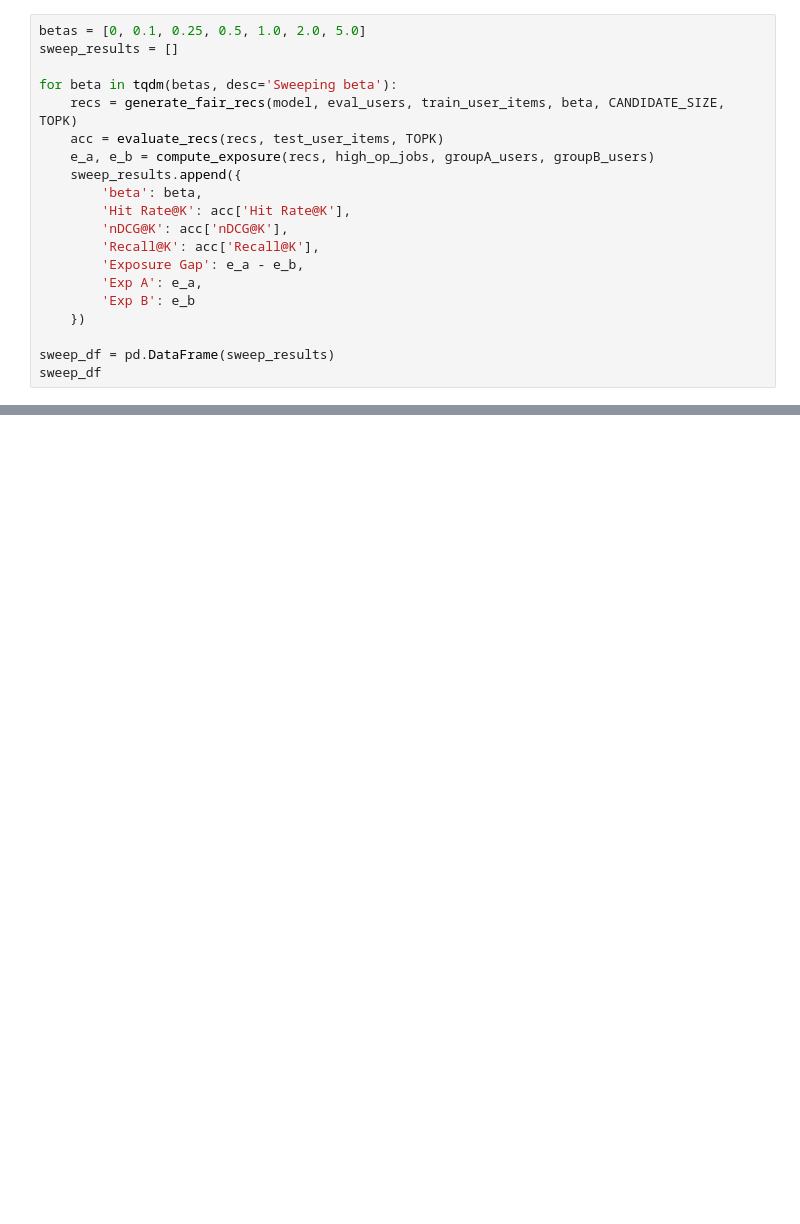
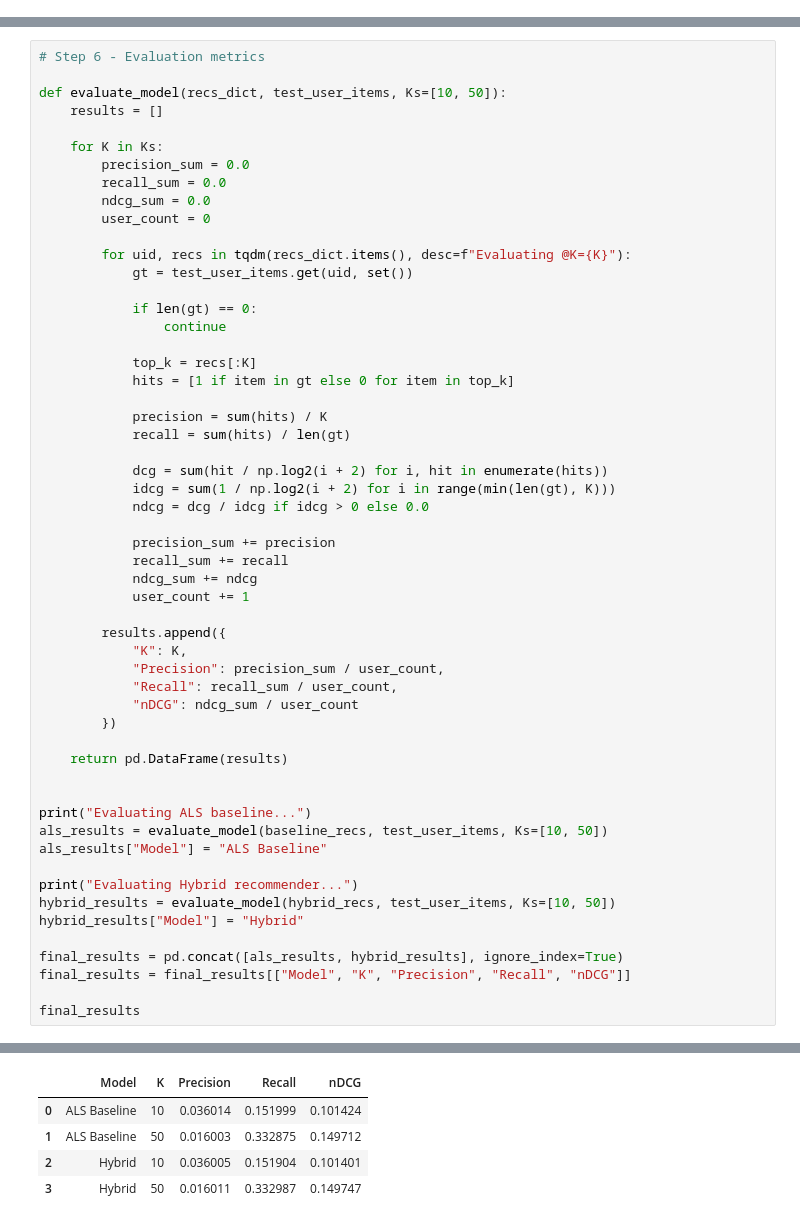
Before and after one commit to EfeKarataz/FJRS, a Jupyter notebook: notebooks/FJRS Notebook.ipynb, the cells around one changed output, grey strips where cells are left out. Saved outputs shown, nothing was run; the diff lists cells and outputs as text; blank space fills up the shorter version.

```diff
--- a/notebooks/FJRS Notebook.ipynb
+++ b/notebooks/FJRS Notebook.ipynb
@@ -552,20 +0,0 @@ We run the fairness re-ranker for several values of beta, recording both accurac
-# %%
-betas = [0, 0.1, 0.25, 0.5, 1.0, 2.0, 5.0]
-sweep_results = []
-
-for beta in tqdm(betas, desc='Sweeping beta'):
-    recs = generate_fair_recs(model, eval_users, train_user_items, beta, CANDIDATE_SIZE, TOPK)
-    acc = evaluate_recs(recs, test_user_items, TOPK)
-    e_a, e_b = compute_exposure(recs, high_op_jobs, groupA_users, groupB_users)
-    sweep_results.append({
-        'beta': beta,
-        'Hit Rate@K': acc['Hit Rate@K'],
-        'nDCG@K': acc['nDCG@K'],
-        'Recall@K': acc['Recall@K'],
-        'Exposure Gap': e_a - e_b,
-        'Exp A': e_a,
-        'Exp B': e_b
-    })
-
-sweep_df = pd.DataFrame(sweep_results)
-sweep_df
@@ -627,0 +524,56 @@ This notebook implemented a fairness-aware job recommender system using implicit
+# %%
+# Step 6 - Evaluation metrics
+
+def evaluate_model(recs_dict, test_user_items, Ks=[10, 50]):
+    results = []
+
+    for K in Ks:
+        precision_sum = 0.0
+        recall_sum = 0.0
+        ndcg_sum = 0.0
+        user_count = 0
+
+        for uid, recs in tqdm(recs_dict.items(), desc=f"Evaluating @K={K}"):
+            gt = test_user_items.get(uid, set())
+
+            if len(gt) == 0:
+                continue
+
+            top_k = recs[:K]
+            hits = [1 if item in gt else 0 for item in top_k]
+
+            precision = sum(hits) / K
+            recall = sum(hits) / len(gt)
+
+            dcg = sum(hit / np.log2(i + 2) for i, hit in enumerate(hits))
+            idcg = sum(1 / np.log2(i + 2) for i in range(min(len(gt), K)))
+            ndcg = dcg / idcg if idcg > 0 else 0.0
+
+            precision_sum += precision
+            recall_sum += recall
+            ndcg_sum += ndcg
+            user_count += 1
+
+        results.append({
+            "K": K,
+            "Precision": precision_sum / user_count,
+            "Recall": recall_sum / user_count,
+            "nDCG": ndcg_sum / user_count
+        })
+
+    return pd.DataFrame(results)
+
+
+print("Evaluating ALS baseline...")
+als_results = evaluate_model(baseline_recs, test_user_items, Ks=[10, 50])
+als_results["Model"] = "ALS Baseline"
+
+print("Evaluating Hybrid recommender...")
+hybrid_results = evaluate_model(hybrid_recs, test_user_items, Ks=[10, 50])
+hybrid_results["Model"] = "Hybrid"
+
+final_results = pd.concat([als_results, hybrid_results], ignore_index=True)
+final_results = final_results[["Model", "K", "Precision", "Recall", "nDCG"]]
+
+final_results
+# %% [output]
@@ -627,0 +582,5 @@ This notebook implemented a fairness-aware job recommender system using implicit
+|  | Model | K | Precision | Recall | nDCG |
+| 0 | ALS Baseline | 10 | 0.036014 | 0.151999 | 0.101424 |
+| 1 | ALS Baseline | 50 | 0.016003 | 0.332875 | 0.149712 |
+| 2 | Hybrid | 10 | 0.036005 | 0.151904 | 0.101401 |
+| 3 | Hybrid | 50 | 0.016011 | 0.332987 | 0.149747 |
```
Also changed, not shown: parts of 67 cells of this notebook, 2 other files.
